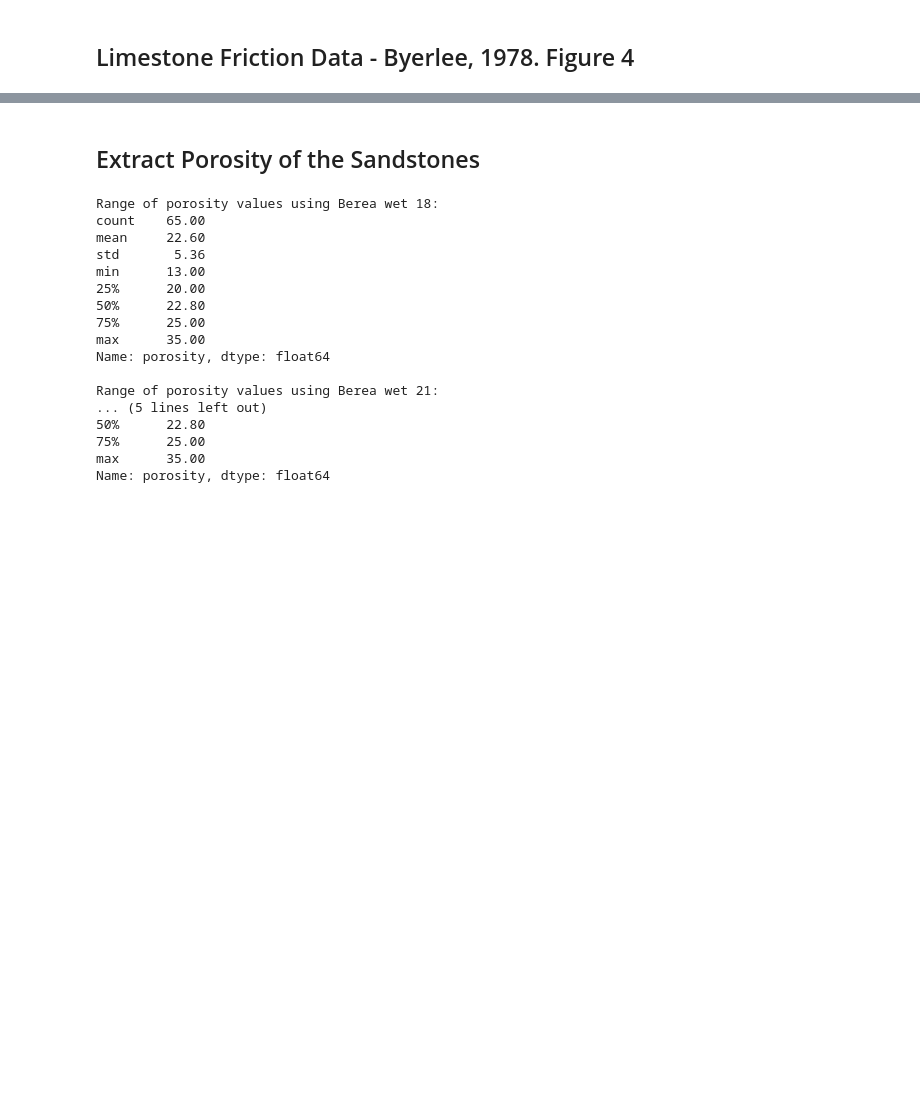
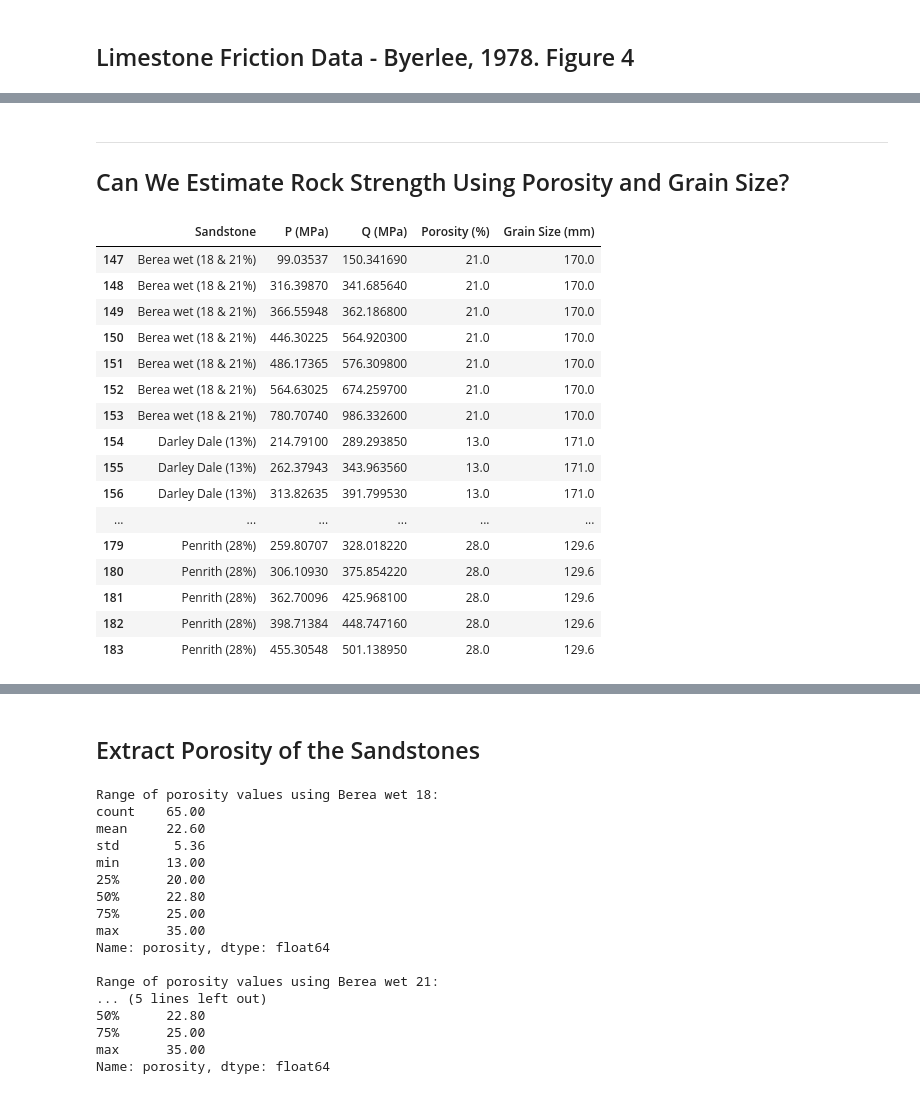
Before and after one commit to sa-diq/rock-strength, a Jupyter notebook: statistical_analysis.ipynb, the cells around one changed output, grey strips where cells are left out. Drawn from its saved outputs; the diff is of its cells as text; code cells hidden in the pictures; blank space fills up the shorter version.

Commit message:
implemented the rock strength prediction

```diff
--- a/statistical_analysis.ipynb
+++ b/statistical_analysis.ipynb
@@ -332,3 +342,56 @@ Df Model:                           1
 
 Notes:
 [1] Standard Errors assume that the covariance matrix of the errors is correctly specified.
+# %% [markdown]
+_____
+## Can We Estimate Rock Strength Using Porosity and Grain Size?
+# %%
+# Grain size of sandstones in Rutter and Glover, 2012
+grain_sizes = {
+    'Darley Dale (13%)': 171,
+    'Berea wet (18 & 21%)' : 170,
+    'Hollington (25%)': 230,
+    'Penrith (28%)': 129.6
+}
+# Create a DataFrame for grain sizes
+grain_sizes_df = pd.DataFrame(list(grain_sizes.items()), columns=['Sandstone', 'Grain Size (mm)'])
+
+# Extract Porosity of the Sandstones
+def extract_porosity(s):
+    """
+    Extracts the porosity percentage from a string formatted like "(x%)"
+    """
+    matches = re.findall(r"(\d+(?:\.\d+)?)%", s)
+    return float(matches[0]) if matches else None
+
+# Apply the function to the 'sandstone_name' column
+rut_glov_fig8['porosity'] = rut_glov_fig8['sandstone_name'].apply(extract_porosity)
+
+# Create a DataFrame to include porosity and grain size
+rutter_glover_with_por_gsize = pd.DataFrame({
+    'Sandstone': rut_glov_fig8['sandstone_name'],
+    'P (MPa)': rut_glov_fig8['p_mpa'],
+    'Q (MPa)': rut_glov_fig8['q_mpa'],
+    'Porosity (%)': rut_glov_fig8['porosity'],
+    'Grain Size (mm)': [grain_sizes.get(name, None) for name in rut_glov_fig8['sandstone_name']]
+})
+# Display the porosity and grain size DataFrame
+rutter_glover_with_por_gsize
+# %% [output]
+|  | Sandstone | P (MPa) | Q (MPa) | Porosity (%) | Grain Size (mm) |
+| 147 | Berea wet (18 & 21%) | 99.03537 | 150.341690 | 21.0 | 170.0 |
+| 148 | Berea wet (18 & 21%) | 316.39870 | 341.685640 | 21.0 | 170.0 |
+| 149 | Berea wet (18 & 21%) | 366.55948 | 362.186800 | 21.0 | 170.0 |
+| 150 | Berea wet (18 & 21%) | 446.30225 | 564.920300 | 21.0 | 170.0 |
+| 151 | Berea wet (18 & 21%) | 486.17365 | 576.309800 | 21.0 | 170.0 |
+| 152 | Berea wet (18 & 21%) | 564.63025 | 674.259700 | 21.0 | 170.0 |
+| 153 | Berea wet (18 & 21%) | 780.70740 | 986.332600 | 21.0 | 170.0 |
+| 154 | Darley Dale (13%) | 214.79100 | 289.293850 | 13.0 | 171.0 |
+| 155 | Darley Dale (13%) | 262.37943 | 343.963560 | 13.0 | 171.0 |
+| 156 | Darley Dale (13%) | 313.82635 | 391.799530 | 13.0 | 171.0 |
+| ... | ... | ... | ... | ... | ... |
+| 179 | Penrith (28%) | 259.80707 | 328.018220 | 28.0 | 129.6 |
+| 180 | Penrith (28%) | 306.10930 | 375.854220 | 28.0 | 129.6 |
+| 181 | Penrith (28%) | 362.70096 | 425.968100 | 28.0 | 129.6 |
+| 182 | Penrith (28%) | 398.71384 | 448.747160 | 28.0 | 129.6 |
+| 183 | Penrith (28%) | 455.30548 | 501.138950 | 28.0 | 129.6 |
```
Also changed, not shown: parts of 15 cells of this notebook.
